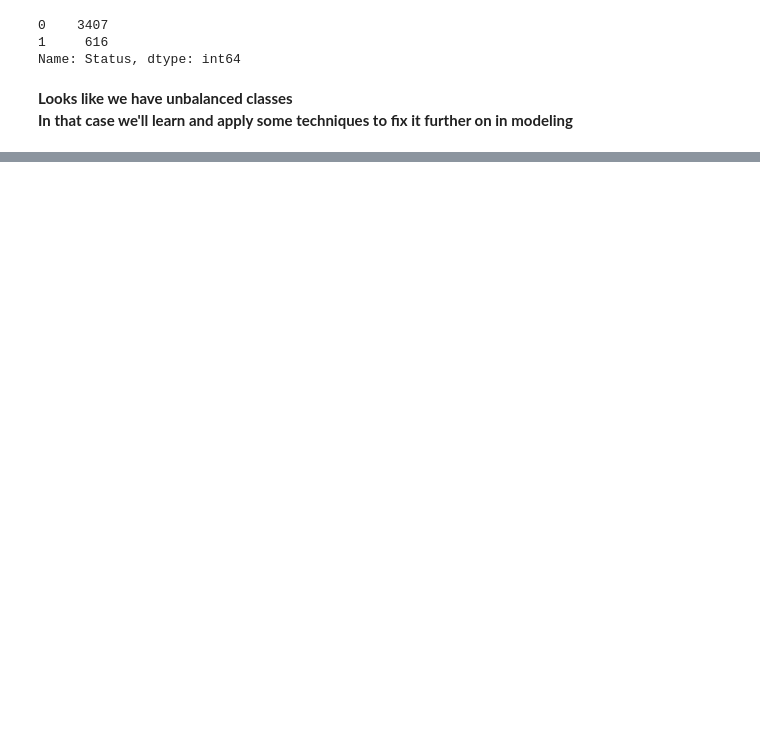
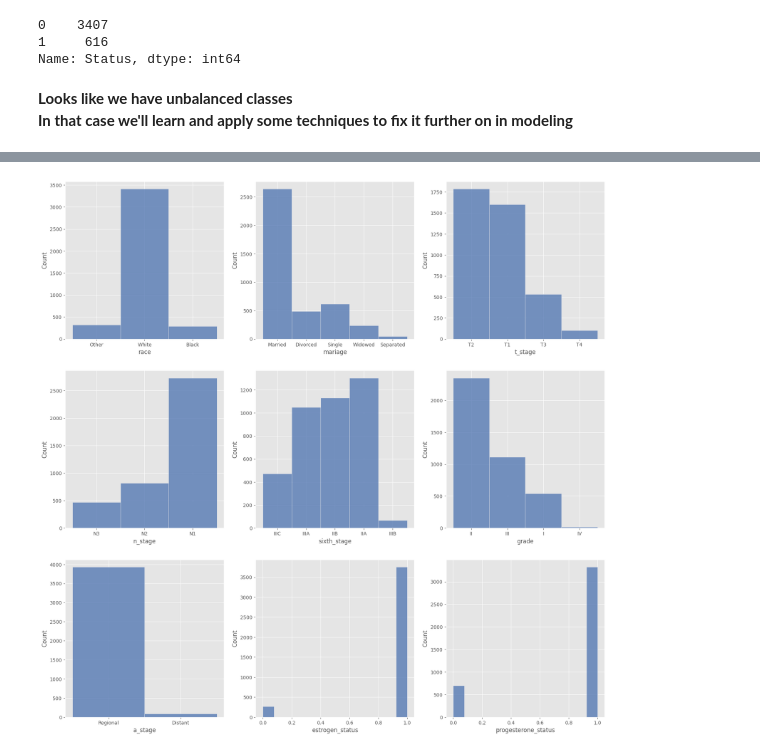
Before and after one commit to Lamantin12/data_science_projects, a Jupyter notebook: breast_cancer/breast_cancer_analysis.ipynb, the cells around one changed output, grey strips where cells are left out. Cells and saved outputs as stored; diff of their text form; code cells hidden in the pictures; blank space fills up the shorter version.

```diff
--- a/breast_cancer/breast_cancer_analysis.ipynb
+++ b/breast_cancer/breast_cancer_analysis.ipynb
@@ -115,0 +191,6 @@ In that case we'll learn and apply some techniques to fix it further on in model
+# %%
+fig, ax = plt.subplots(3, 3, figsize=(20,20))
+for i, axs in enumerate(ax.flatten()):
+    sns.histplot(cancer_data[categorical_features[i]], ax=axs)
+# %% [output]
+[figure, added]
```
Also changed, not shown: parts of 21 cells of this notebook, 1 other file.
